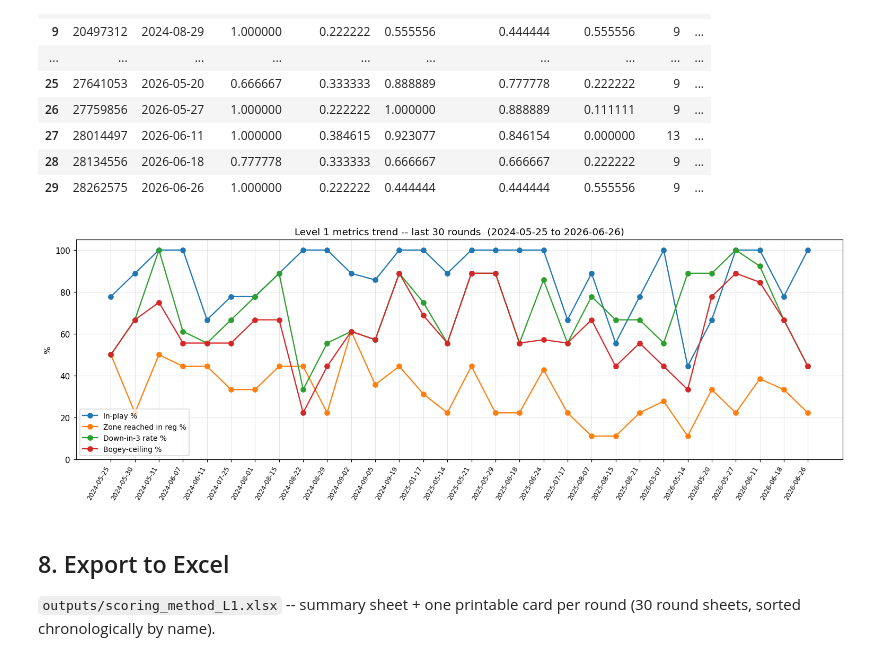
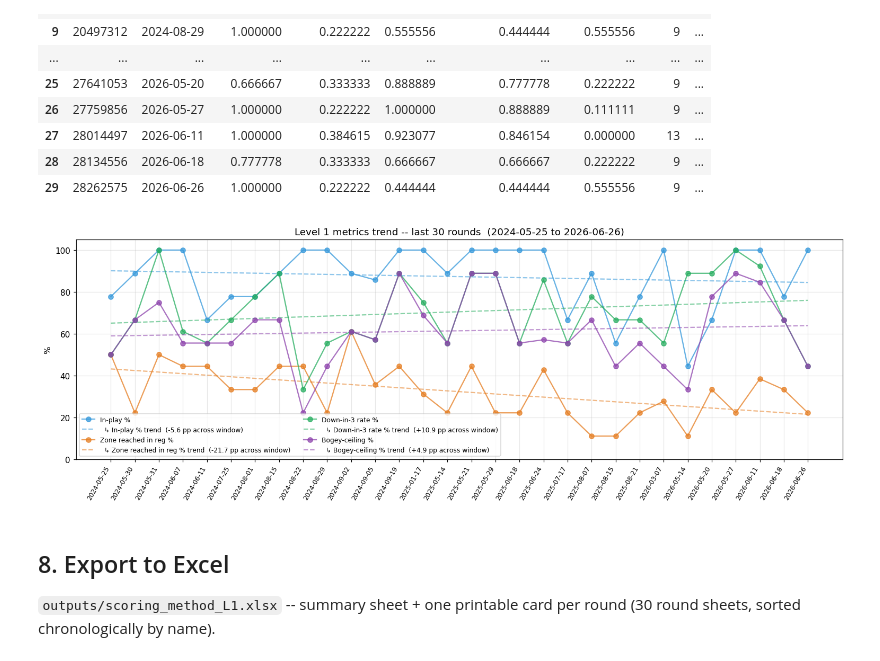
Before and after one commit to zachfreitas/golf, a Jupyter notebook: notebooks/Scoring_Method_L1.ipynb, the cells around one changed output. Cells and saved outputs as stored; diff of their text form; code cells hidden in the pictures.

```diff
--- a/notebooks/Scoring_Method_L1.ipynb
+++ b/notebooks/Scoring_Method_L1.ipynb
@@ -284,23 +369,41 @@ per_round
 | 28 | 28134556 | 2026-06-18 | 0.777778 | 0.333333 | 0.666667 | 0.666667 | 0.222222 | 9 | ... |
 | 29 | 28262575 | 2026-06-26 | 1.000000 | 0.222222 | 0.444444 | 0.444444 | 0.555556 | 9 | ... |
 # %%
+import numpy as np
+
 fig, ax = plt.subplots(figsize=(14, 5))
 labels = per_round["date"].dt.strftime("%Y-%m-%d")
-ax.plot(labels, per_round["in_play_pct"] * 100,      marker="o", label="In-play %")
-ax.plot(labels, per_round["zone_reg_pct"] * 100,     marker="o", label="Zone reached in reg %")
-ax.plot(labels, per_round["d3_rate"] * 100,          marker="o", label="Down-in-3 rate %")
-ax.plot(labels, per_round["bogey_ceiling_pct"] * 100, marker="o", label="Bogey-ceiling %")
+x_num = np.arange(len(per_round))
+
+series = [
+    ("In-play %",              per_round["in_play_pct"] * 100,       "#3498db"),
+    ("Zone reached in reg %",  per_round["zone_reg_pct"] * 100,      "#e67e22"),
+    ("Down-in-3 rate %",       per_round["d3_rate"] * 100,           "#27ae60"),
+    ("Bogey-ceiling %",        per_round["bogey_ceiling_pct"] * 100, "#8e44ad"),
+]
+
+for label, y, color in series:
+    ax.plot(labels, y, marker="o", label=label, color=color, alpha=0.75)
+    # Linear trend line (dashed, same colour). Skip if all-NaN or singleton.
+    y_valid = y.dropna()
+    if len(y_valid) >= 2:
+        m, b = np.polyfit(x_num[y.notna().values], y_valid.values, 1)
+        trend_y = m * x_num + b
+        slope_pp = m * (len(per_round) - 1)  # total change across window in pp
+        ax.plot(labels, trend_y, linestyle="--", color=color, alpha=0.55,
+                label=f"  ↳ {label} trend  ({slope_pp:+.1f} pp across window)")
+
 ax.set_ylim(0, 105)
 ax.set_ylabel("%")
 ax.set_title(f"Level 1 metrics trend -- last {len(per_round)} rounds  ({per_round.date.min().date()} to {per_round.date.max().date()})")
 ax.tick_params(axis="x", rotation=60)
 for tick in ax.get_xticklabels():
     tick.set_horizontalalignment("right")
     tick.set_fontsize(8)
-ax.legend(loc="lower left", fontsize=9)
+ax.legend(loc="lower left", fontsize=8, ncol=2)
 plt.tight_layout()
 # %% [output]
-[figure, old version]
+[figure, new version]
 # %% [markdown]
 ## 8. Export to Excel
 
```
Also changed, not shown: parts of 8 cells of this notebook, 3 other files.
